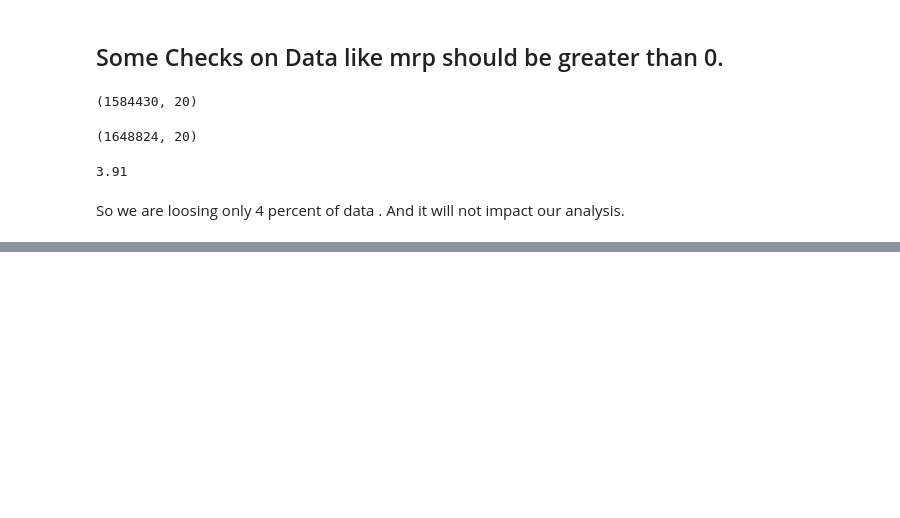
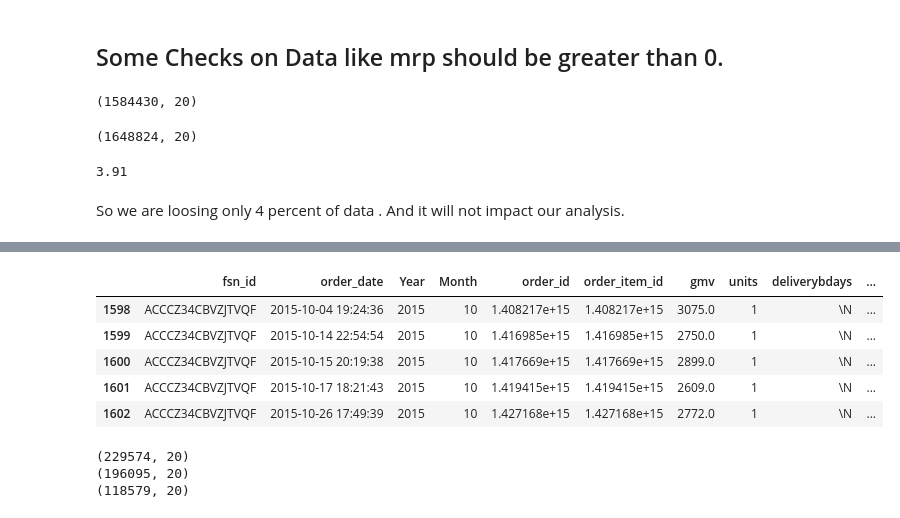
Before and after one commit to Anirudhakumar/DS-, a Jupyter notebook: MarketMixModeling.ipynb, the cells around one changed output, grey strips where cells are left out. Saved outputs shown, nothing was run; the diff lists cells and outputs as text; code cells hidden in the pictures; blank space fills up the shorter version.

```diff
--- a/MarketMixModeling.ipynb
+++ b/MarketMixModeling.ipynb
@@ -163,0 +209,18 @@ So we are loosing only 4 percent of data . And it will not impact our analysis.
+# %%
+df_GamingAccessory.head()
+# %% [output]
+|  | fsn_id | order_date | Year | Month | order_id | order_item_id | gmv | units | deliverybdays | ... |
+| 1598 | ACCCZ34CBVZJTVQF | 2015-10-04 19:24:36 | 2015 | 10 | 1.408217e+15 | 1.408217e+15 | 3075.0 | 1 | \N | ... |
+| 1599 | ACCCZ34CBVZJTVQF | 2015-10-14 22:54:54 | 2015 | 10 | 1.416985e+15 | 1.416985e+15 | 2750.0 | 1 | \N | ... |
+| 1600 | ACCCZ34CBVZJTVQF | 2015-10-15 20:19:38 | 2015 | 10 | 1.417669e+15 | 1.417669e+15 | 2899.0 | 1 | \N | ... |
+| 1601 | ACCCZ34CBVZJTVQF | 2015-10-17 18:21:43 | 2015 | 10 | 1.419415e+15 | 1.419415e+15 | 2609.0 | 1 | \N | ... |
+| 1602 | ACCCZ34CBVZJTVQF | 2015-10-26 17:49:39 | 2015 | 10 | 1.427168e+15 | 1.427168e+15 | 2772.0 | 1 | \N | ... |
+# %%
+#printing the shape of all the three data frame
+print(df_CameraAccessory.shape)
+print(df_GamingAccessory.shape)
+print(df_homeaudio.shape)
+# %% [output]
+(229574, 20)
+(196095, 20)
+(118579, 20)
```
Also changed, not shown: parts of 8 cells of this notebook.
